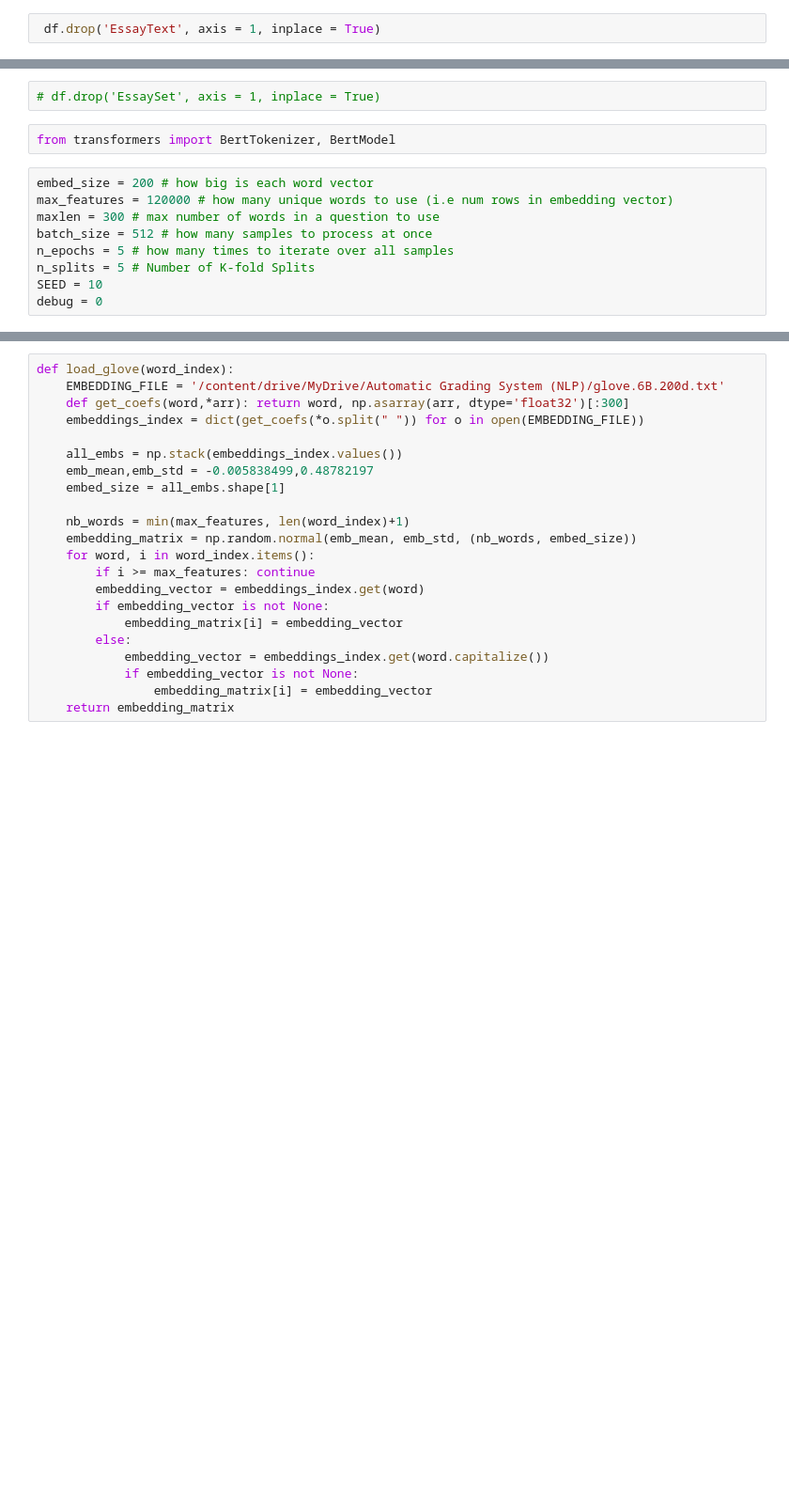
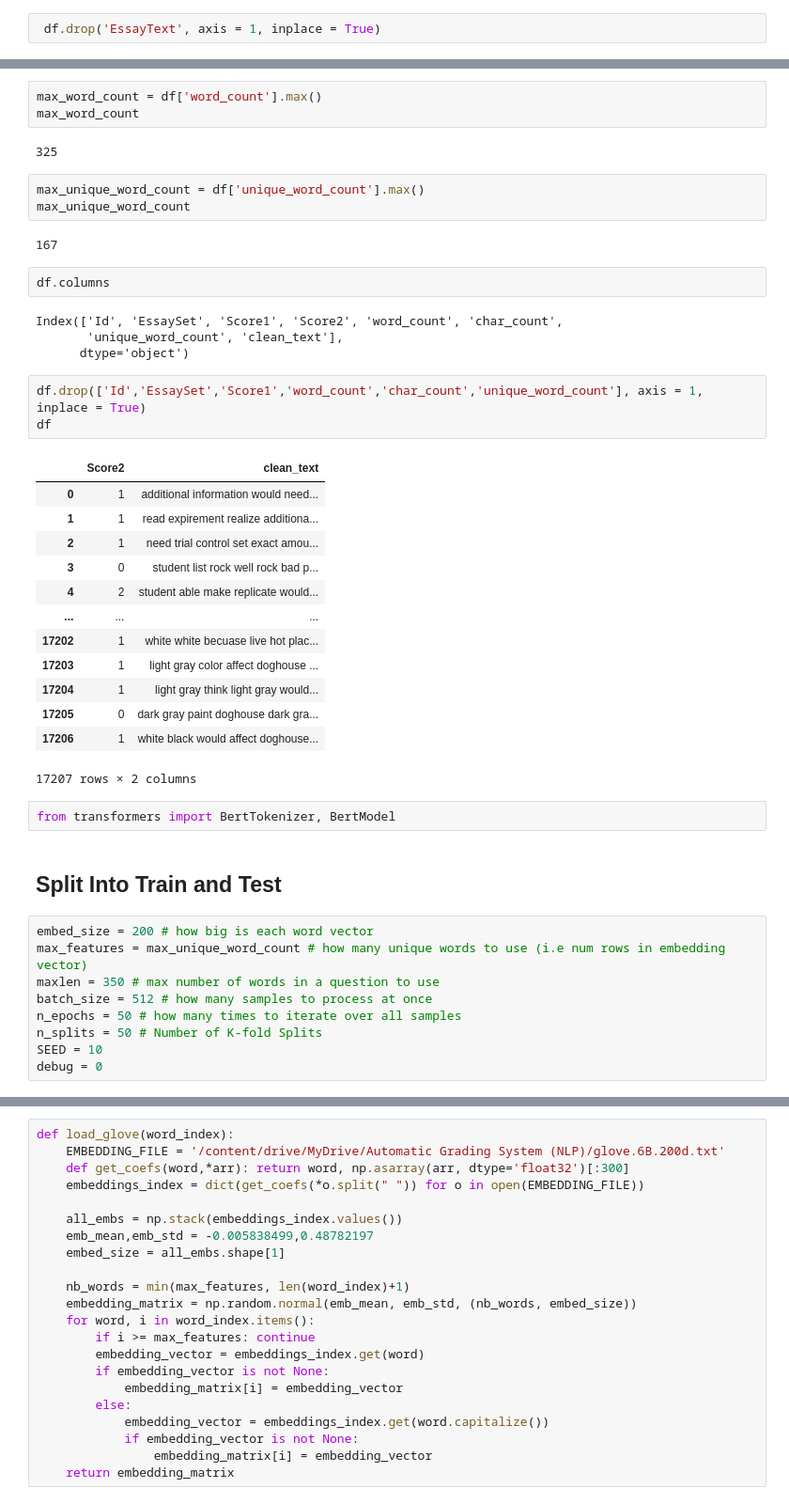
Before and after one commit to mayowaoyaleke/Short_Answer_Grading_System, a Jupyter notebook: AGS5.ipynb, the cells around one changed output, grey strips where cells are left out. Shown at 94% size. Saved outputs shown, nothing was run; the diff lists cells and outputs as text; blank space fills up the shorter version.

```diff
--- a/AGS5.ipynb
+++ b/AGS5.ipynb
@@ -515,14 +515,47 @@ df
+# %%
+max_word_count = df['word_count'].max()
+max_word_count
+# %% [output]
+325
+# %%
+max_unique_word_count = df['unique_word_count'].max()
+max_unique_word_count
+# %% [output]
+167
+# %%
+df.columns
+# %% [output]
+Index(['Id', 'EssaySet', 'Score1', 'Score2', 'word_count', 'char_count',
+       'unique_word_count', 'clean_text'],
+      dtype='object')
 # %%
-# df.drop('EssaySet', axis = 1, inplace = True)
+df.drop(['Id','EssaySet','Score1','word_count','char_count','unique_word_count'], axis = 1, inplace = True)
+df
+# %% [output]
+|  | Score2 | clean_text |
+| 0 | 1 | additional information would need... |
+| 1 | 1 | read expirement realize additiona... |
+| 2 | 1 | need trial control set exact amou... |
+| 3 | 0 | student list rock well rock bad p... |
+| 4 | 2 | student able make replicate would... |
+| ... | ... | ... |
+| 17202 | 1 | white white becuase live hot plac... |
+| 17203 | 1 | light gray color affect doghouse ... |
+| 17204 | 1 | light gray think light gray would... |
+| 17205 | 0 | dark gray paint doghouse dark gra... |
+| 17206 | 1 | white black would affect doghouse... |
+17207 rows × 2 columns
 # %%
 from transformers import BertTokenizer, BertModel
+# %% [markdown]
+## Split Into Train and Test
 # %%
 embed_size = 200 # how big is each word vector
-max_features = 120000 # how many unique words to use (i.e num rows in embedding vector)
-maxlen = 300 # max number of words in a question to use
+max_features = max_unique_word_count # how many unique words to use (i.e num rows in embedding vector)
+maxlen = 350 # max number of words in a question to use
 batch_size = 512 # how many samples to process at once
-n_epochs = 5 # how many times to iterate over all samples
-n_splits = 5 # Number of K-fold Splits
+n_epochs = 50 # how many times to iterate over all samples
+n_splits = 50 # Number of K-fold Splits
 SEED = 10
 debug = 0
 # %%
```
Also changed, not shown: parts of 20 cells of this notebook.
